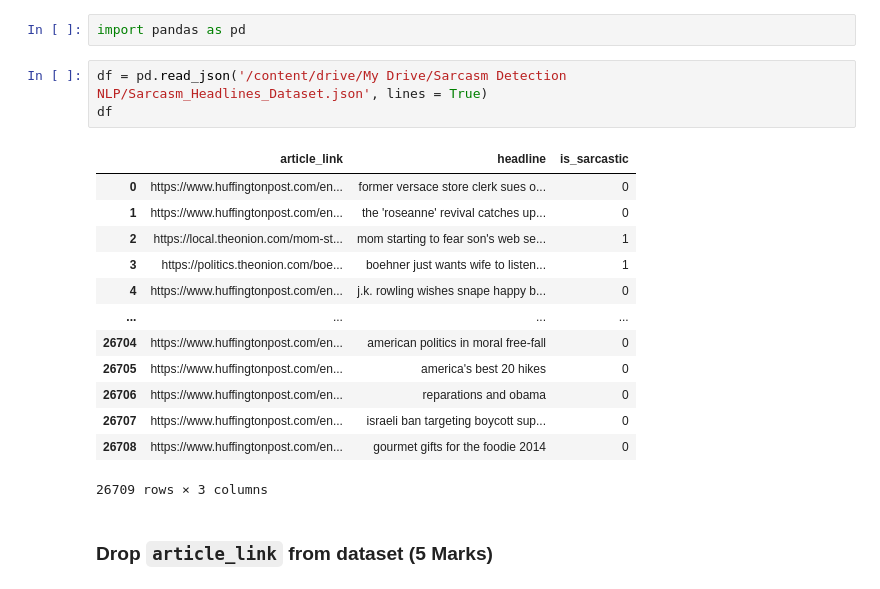
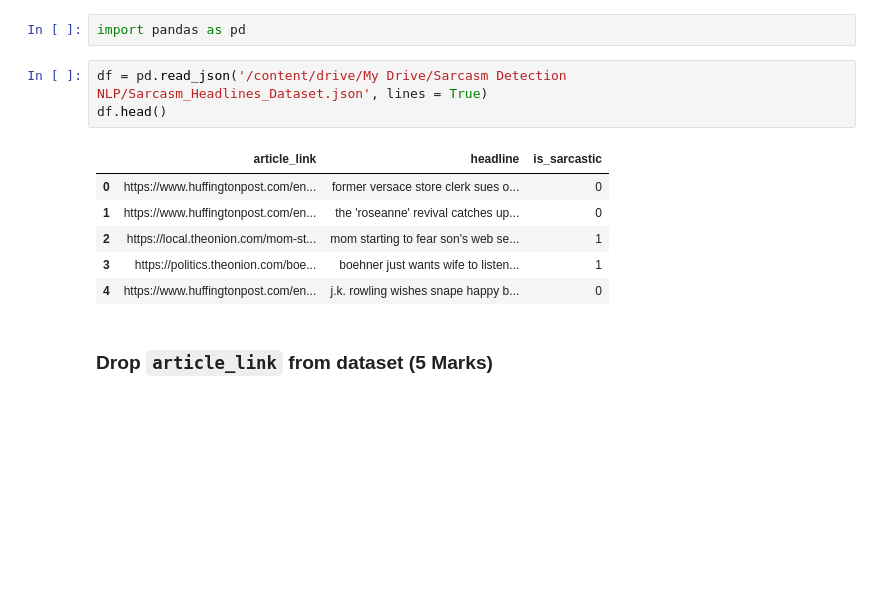
Before and after one commit to GourabGoswami/DataScience-and-Machine-Learning, a Jupyter notebook: Sarcasm Detection using NLP/Questions_Project_2_Sequential_Models_in_NLP_Sarcasm_Detection.ipynb, the cells around one changed output. Saved outputs shown, nothing was run; the diff lists cells and outputs as text; blank space fills up the shorter version.

```diff
--- a/Sarcasm Detection using NLP/Questions_Project_2_Sequential_Models_in_NLP_Sarcasm_Detection.ipynb
+++ b/Sarcasm Detection using NLP/Questions_Project_2_Sequential_Models_in_NLP_Sarcasm_Detection.ipynb
@@ -30,21 +32,14 @@ ModuleNotFoundError: No module named 'google'
 import pandas as pd
 # %%
 df = pd.read_json('/content/drive/My Drive/Sarcasm Detection NLP/Sarcasm_Headlines_Dataset.json', lines = True)
-df
+df.head()
 # %% [output]
 |  | article_link | headline | is_sarcastic |
 | 0 | https://www.huffingtonpost.com/en... | former versace store clerk sues o... | 0 |
 | 1 | https://www.huffingtonpost.com/en... | the 'roseanne' revival catches up... | 0 |
 | 2 | https://local.theonion.com/mom-st... | mom starting to fear son's web se... | 1 |
 | 3 | https://politics.theonion.com/boe... | boehner just wants wife to listen... | 1 |
 | 4 | https://www.huffingtonpost.com/en... | j.k. rowling wishes snape happy b... | 0 |
-| ... | ... | ... | ... |
-| 26704 | https://www.huffingtonpost.com/en... | american politics in moral free-fall | 0 |
-| 26705 | https://www.huffingtonpost.com/en... | america's best 20 hikes | 0 |
-| 26706 | https://www.huffingtonpost.com/en... | reparations and obama | 0 |
-| 26707 | https://www.huffingtonpost.com/en... | israeli ban targeting boycott sup... | 0 |
-| 26708 | https://www.huffingtonpost.com/en... | gourmet gifts for the foodie 2014 | 0 |
-26709 rows × 3 columns
 # %% [markdown]
 ### Drop `article_link` from dataset (5 Marks)
 # %%
```
Also changed, not shown: parts of 27 cells of this notebook.
